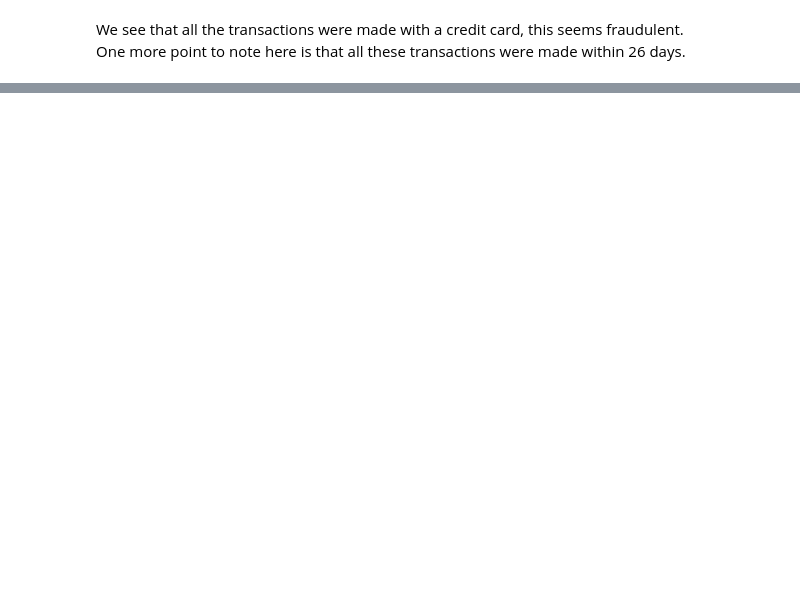
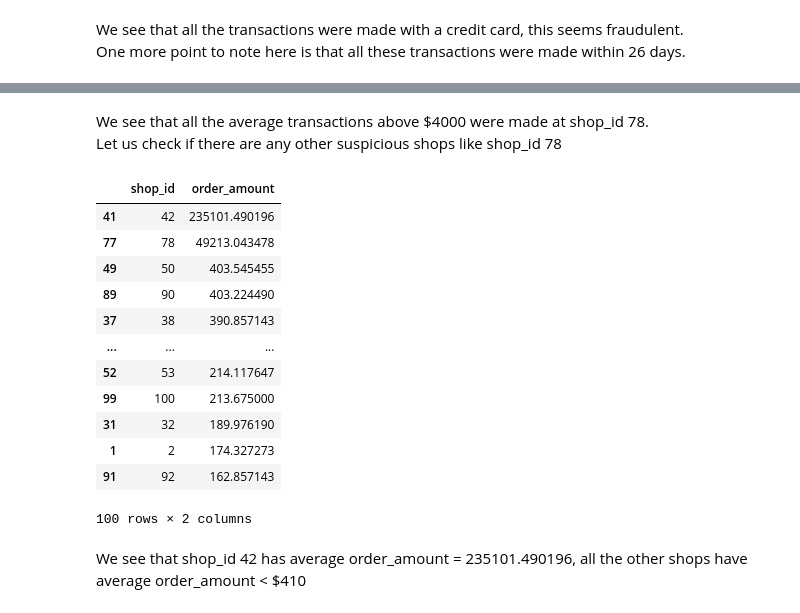
Before and after one commit to PrajwalKhot14/Shopify-DS-Intern-Challenge, a Jupyter notebook: Challenge_DS.ipynb, the cells around one changed output, grey strips where cells are left out. Saved outputs shown, nothing was run; the diff lists cells and outputs as text; code cells hidden in the pictures; blank space fills up the shorter version.

```diff
--- a/Challenge_DS.ipynb
+++ b/Challenge_DS.ipynb
@@ -240,0 +299,22 @@ This user has a single one time transaction which is very high, let us move forw
+# %% [markdown]
+We see that all the average transactions above $4000 were made at shop_id 78.
+Let us check if there are any other suspicious shops like shop_id 78
+# %%
+shops = pd.DataFrame(shopify_df.groupby('shop_id')['order_amount'].mean()).reset_index()
+shops.sort_values(by = ['order_amount'], ascending=False)
+# %% [output]
+|  | shop_id | order_amount |
+| 41 | 42 | 235101.490196 |
+| 77 | 78 | 49213.043478 |
+| 49 | 50 | 403.545455 |
+| 89 | 90 | 403.224490 |
+| 37 | 38 | 390.857143 |
+| ... | ... | ... |
+| 52 | 53 | 214.117647 |
+| 99 | 100 | 213.675000 |
+| 31 | 32 | 189.976190 |
+| 1 | 2 | 174.327273 |
+| 91 | 92 | 162.857143 |
+100 rows × 2 columns
+# %% [markdown]
+We see that shop_id 42 has average order_amount = 235101.490196, all the other shops have average order_amount < $410
```
Also changed, not shown: parts of 23 cells of this notebook.
